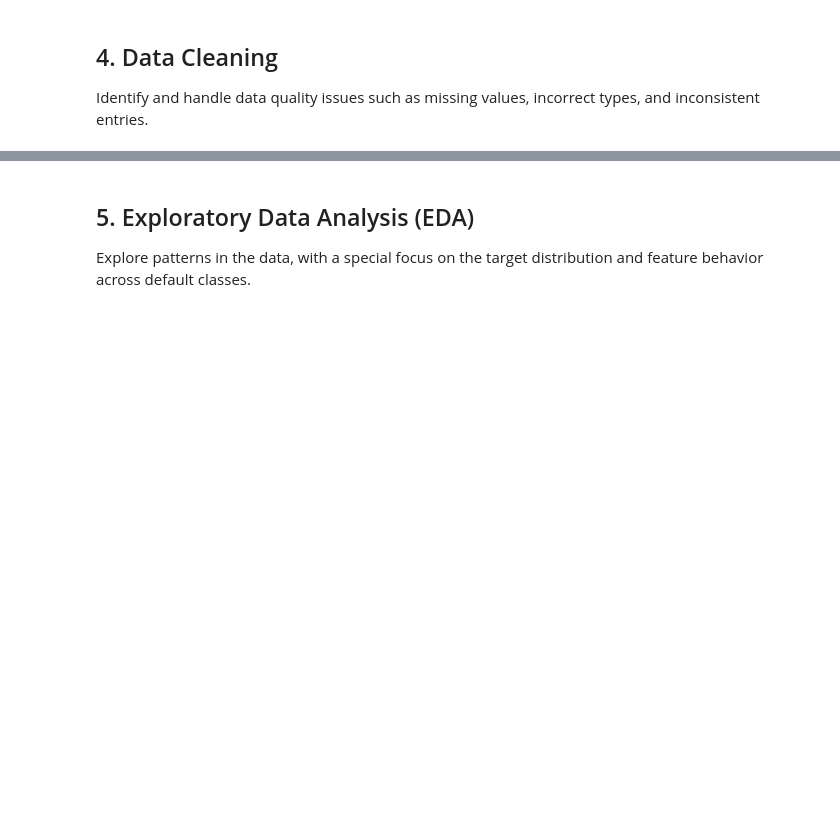
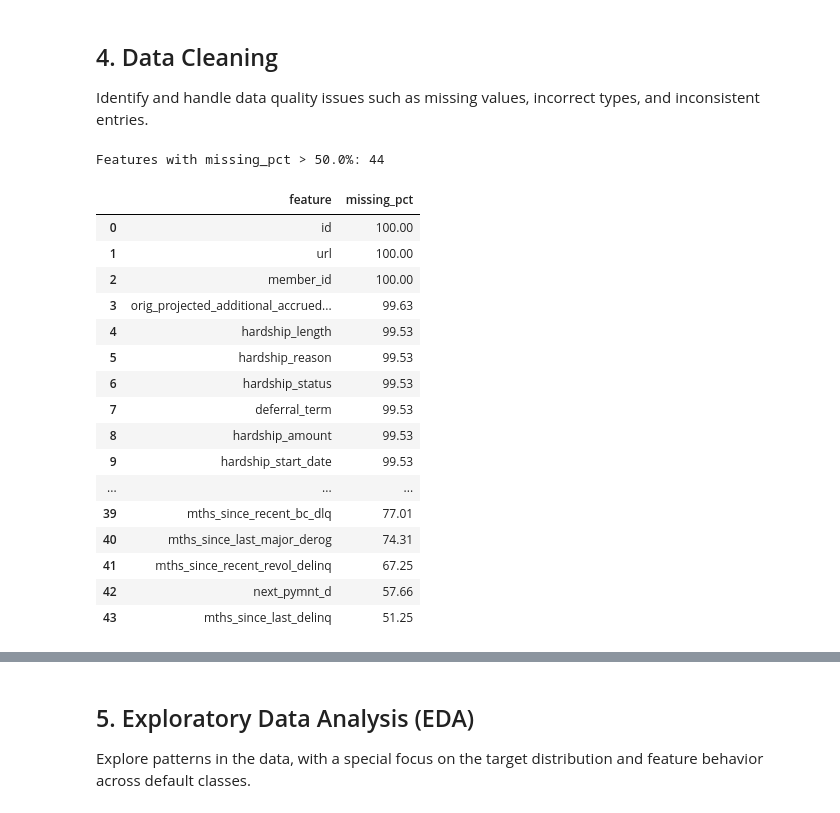
Before and after one commit to FrostyLop/Loan-Default-Prediction, a Jupyter notebook: loan_default_prediction.ipynb, the cells around one changed output, grey strips where cells are left out. Saved outputs shown, nothing was run; the diff lists cells and outputs as text; code cells hidden in the pictures; blank space fills up the shorter version.

```diff
--- a/loan_default_prediction.ipynb
+++ b/loan_default_prediction.ipynb
@@ -60,3 +262,28 @@ Identify and handle data quality issues such as missing values, incorrect types,
 # HINT: astype(), pd.to_numeric(), pd.to_datetime()
 
 # TODO: Document your cleaning assumptions in markdown notes
+# %%
+# Grab columns where the percentage of missing values is greater than a certain threshold (e.g., 50%)
+missing_threshold = 50.0
+missing_columns = feature_summary.loc[feature_summary["missing_pct"] > missing_threshold, ["feature", "missing_pct"]].sort_values("missing_pct", ascending=False)
+print(f"Features with missing_pct > {missing_threshold}%: {len(missing_columns)}")
+display(missing_columns.reset_index(drop=True))
+# %% [output]
+Features with missing_pct > 50.0%: 44
+|  | feature | missing_pct |
+| 0 | id | 100.00 |
+| 1 | url | 100.00 |
+| 2 | member_id | 100.00 |
+| 3 | orig_projected_additional_accrued... | 99.63 |
+| 4 | hardship_length | 99.53 |
+| 5 | hardship_reason | 99.53 |
+| 6 | hardship_status | 99.53 |
+| 7 | deferral_term | 99.53 |
+| 8 | hardship_amount | 99.53 |
+| 9 | hardship_start_date | 99.53 |
+| ... | ... | ... |
+| 39 | mths_since_recent_bc_dlq | 77.01 |
+| 40 | mths_since_last_major_derog | 74.31 |
+| 41 | mths_since_recent_revol_delinq | 67.25 |
+| 42 | next_pymnt_d | 57.66 |
+| 43 | mths_since_last_delinq | 51.25 |
```
Also changed, not shown: parts of 10 cells of this notebook.
